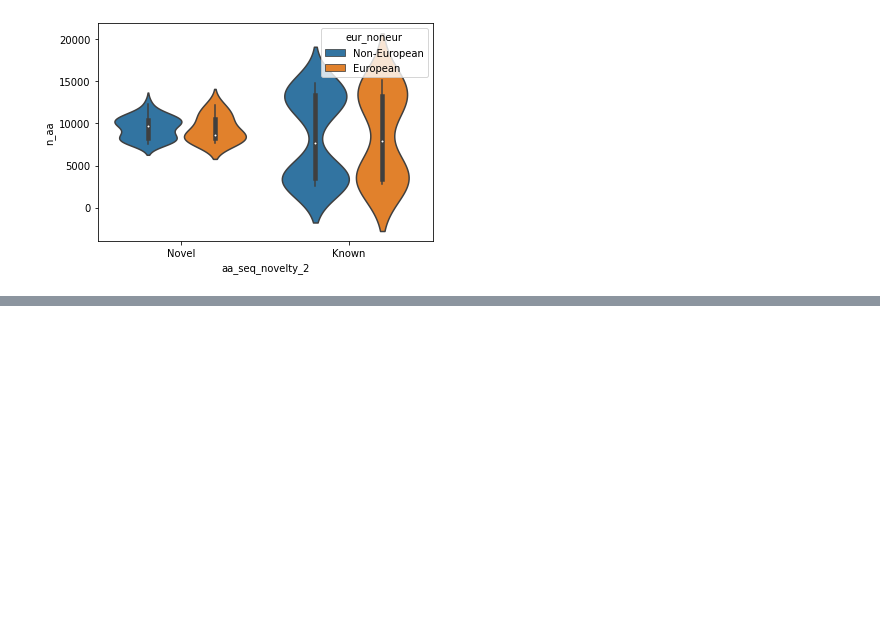
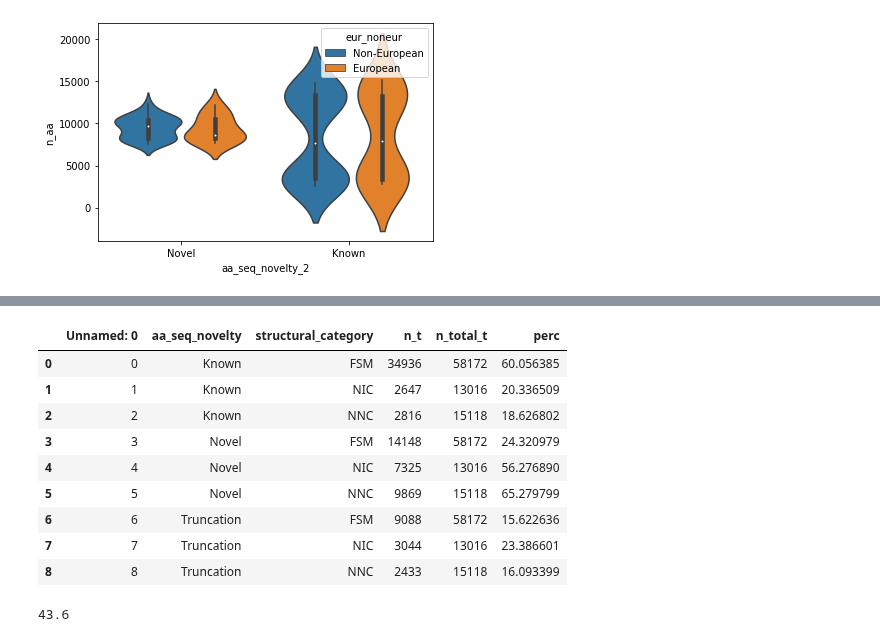
Before and after one commit to fairliereese/240903_pt, a Jupyter notebook: analysis/explore_orfs_aas_2.ipynb, the cells around one changed output, grey strips where cells are left out. Drawn from its saved outputs; the diff is of its cells as text; code cells hidden in the pictures; blank space fills up the shorter version.

```diff
--- a/analysis/explore_orfs_aas_2.ipynb
+++ b/analysis/explore_orfs_aas_2.ipynb
@@ -326,0 +332,19 @@ sns.violinplot(temp, y='n_aa', x='aa_seq_novelty_2', hue='eur_noneur')
+# %%
+temp = pd.read_csv('241113_struct_cat_aa_cat.tsv', sep='\t')
+# %%
+temp
+# %% [output]
+|  | Unnamed: 0 | aa_seq_novelty | structural_category | n_t | n_total_t | perc |
+| 0 | 0 | Known | FSM | 34936 | 58172 | 60.056385 |
+| 1 | 1 | Known | NIC | 2647 | 13016 | 20.336509 |
+| 2 | 2 | Known | NNC | 2816 | 15118 | 18.626802 |
+| 3 | 3 | Novel | FSM | 14148 | 58172 | 24.320979 |
+| 4 | 4 | Novel | NIC | 7325 | 13016 | 56.276890 |
+| 5 | 5 | Novel | NNC | 9869 | 15118 | 65.279799 |
+| 6 | 6 | Truncation | FSM | 9088 | 58172 | 15.622636 |
+| 7 | 7 | Truncation | NIC | 3044 | 13016 | 23.386601 |
+| 8 | 8 | Truncation | NNC | 2433 | 15118 | 16.093399 |
+# %%
+20.3+23.3
+# %% [output]
+43.6
```
Also changed, not shown: parts of 4 cells of this notebook, 3 other files.
